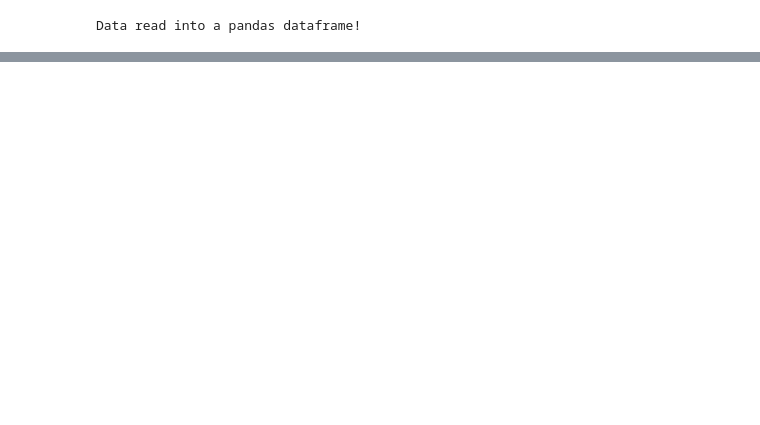
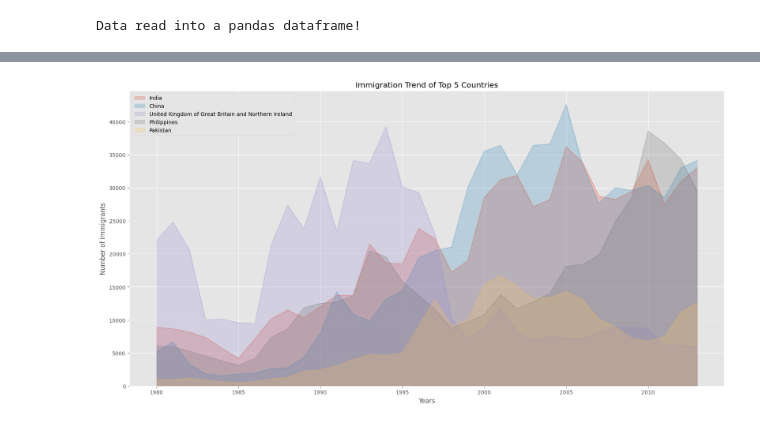
Before and after one commit to 7mama7/Portfolio, a Jupyter notebook: Canada Immigration/Canada Immigration (4).ipynb, the cells around one changed output, grey strips where cells are left out. Saved outputs shown, nothing was run; the diff lists cells and outputs as text; code cells hidden in the pictures; blank space fills up the shorter version.

```diff
--- a/Canada Immigration/Canada Immigration (4).ipynb
+++ b/Canada Immigration/Canada Immigration (4).ipynb
@@ -982,0 +112,13 @@ Text(0.5, 1.0, 'Total Immigrationn from Denmark, Sweden, and Norway to Canada fr
+# %%
+df_top5.plot(kind='area',
+             alpha=0.25,  # 0 - 1, default value alpha = 0.5
+             stacked=False,
+             figsize=(20, 10))
+
+plt.title('Immigration Trend of Top 5 Countries')
+plt.ylabel('Number of Immigrants')
+plt.xlabel('Years')
+
+plt.show()
+# %% [output]
+[figure, added]
```
Also changed, not shown: parts of 146 cells of this notebook, 3 other files.
